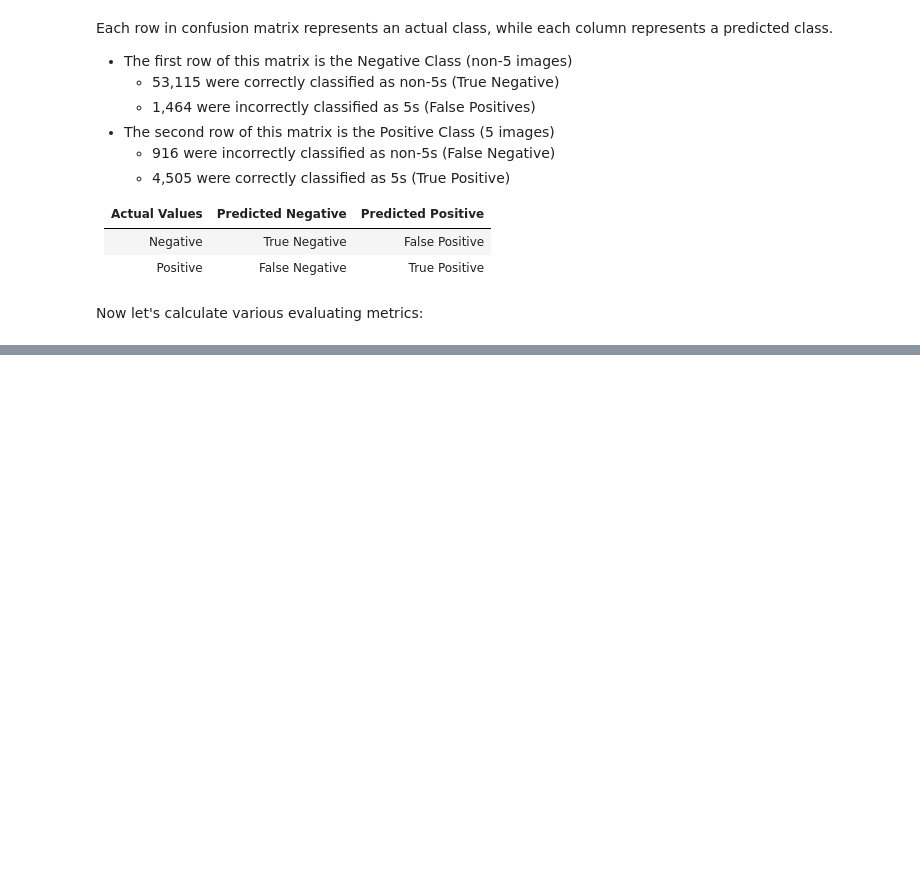
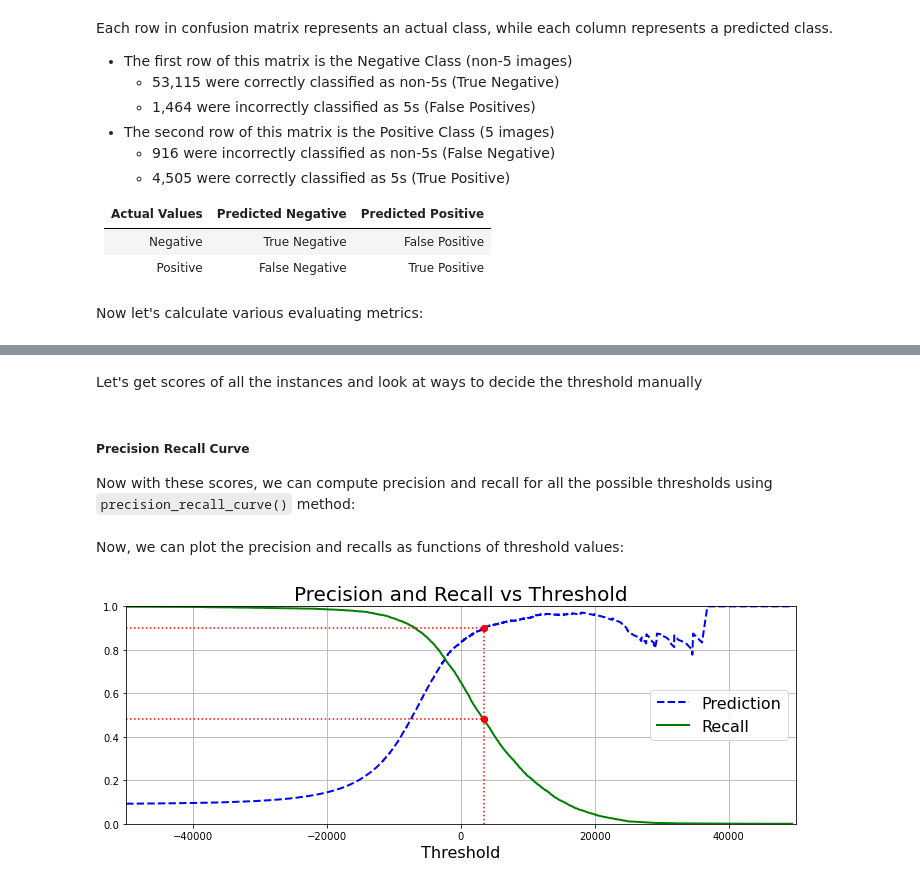
Before and after one commit to preetparmar/Machine-Learning, a Jupyter notebook: Jupyter Notebooks/MNIST Data.ipynb, the cells around one changed output, grey strips where cells are left out. Cells and saved outputs as stored; diff of their text form; code cells hidden in the pictures; blank space fills up the shorter version.

```diff
--- a/Jupyter Notebooks/MNIST Data.ipynb
+++ b/Jupyter Notebooks/MNIST Data.ipynb
@@ -167,0 +207,37 @@ F1 Score:  79.10%
+# %% [markdown]
+Let's get scores of all the instances and look at ways to decide the threshold manually
+# %%
+sgd_y_scores = cross_val_predict(sgd_clf, X_train, y_train_5, cv=3, method='decision_function')
+# %% [markdown]
+##### Precision Recall Curve
+Now with these scores, we can compute precision and recall for all the possible thresholds using `precision_recall_curve()` method:
+# %%
+from sklearn.metrics import precision_recall_curve
+
+sgd_precisions, sgd_recalls, sgd_thresholds = precision_recall_curve(y_train_5, sgd_y_scores)
+# %% [markdown]
+Now, we can plot the precision and recalls as functions of threshold values:
+# %%
+plt.figure(figsize=(12, 4))
+plt.plot(sgd_thresholds, sgd_precisions[:-1], '--b', linewidth=2, label='Prediction')
+plt.plot(sgd_thresholds, sgd_recalls[:-1], 'g-', linewidth=2, label='Recall')
+plt.legend(loc='center right', fontsize=16)
+plt.title('Precision and Recall vs Threshold', fontsize=20)
+plt.xlabel('Threshold', fontsize=16)
+plt.grid()
+plt.axis([-50000, 50000, 0, 1])
+
+sgd_precision_value = 0.90
+sgd_threshold_value = sgd_thresholds[np.argmax(sgd_precisions >= sgd_precision_value)]
+sgd_recall_value = sgd_recalls[np.argmax(sgd_thresholds >= sgd_threshold_value)]
+
+plt.plot([-50000, sgd_threshold_value], [sgd_precision_value, sgd_precision_value], 'r:')
+plt.plot([-50000, sgd_threshold_value], [sgd_recall_value, sgd_recall_value], 'r:')
+plt.plot([sgd_threshold_value, sgd_threshold_value], [sgd_precision_value, 0], 'r:')
+
+plt.plot([sgd_threshold_value, sgd_threshold_value], [sgd_precision_value, sgd_precision_value], 'ro')
+plt.plot([sgd_threshold_value, sgd_threshold_value], [sgd_recall_value, sgd_recall_value], 'ro')
+
+plt.show()
+# %% [output]
+[figure, added]
```
Also changed, not shown: parts of 87 cells of this notebook.
